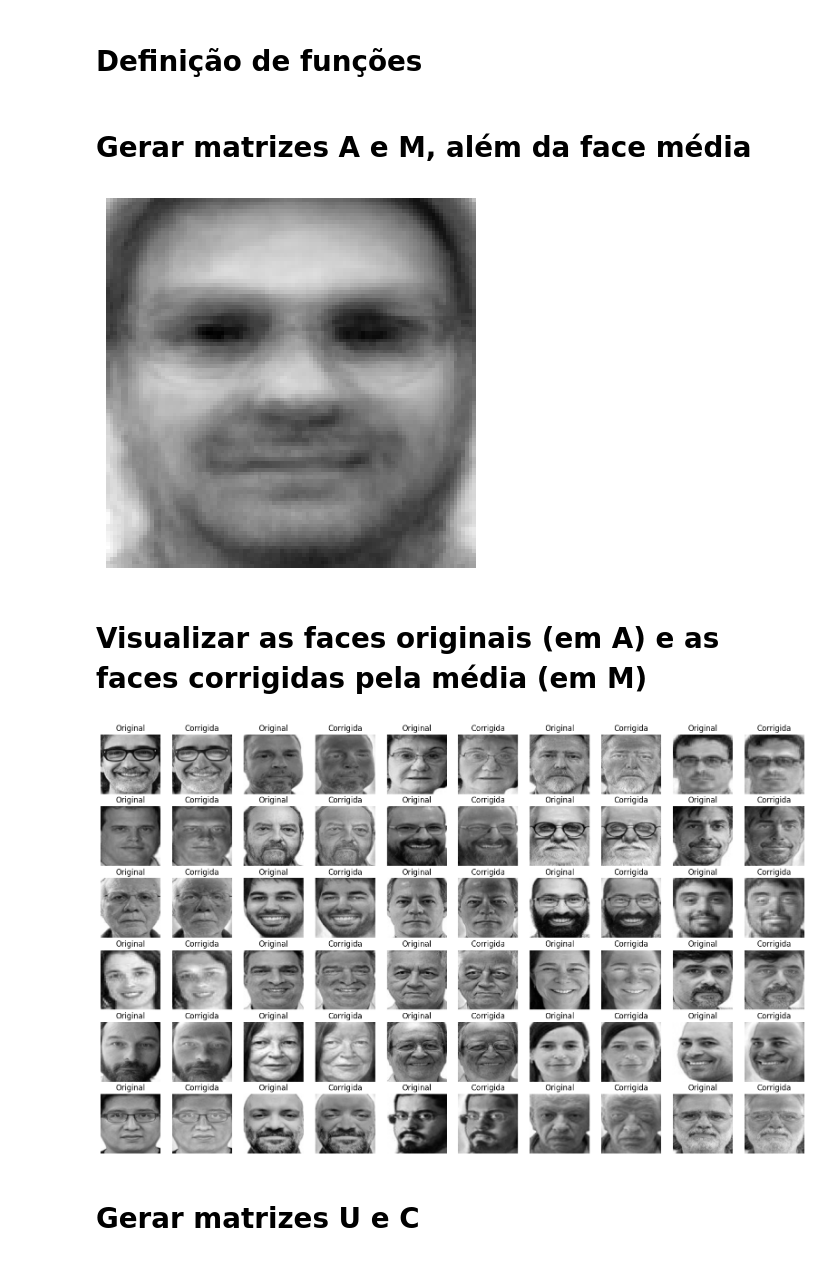
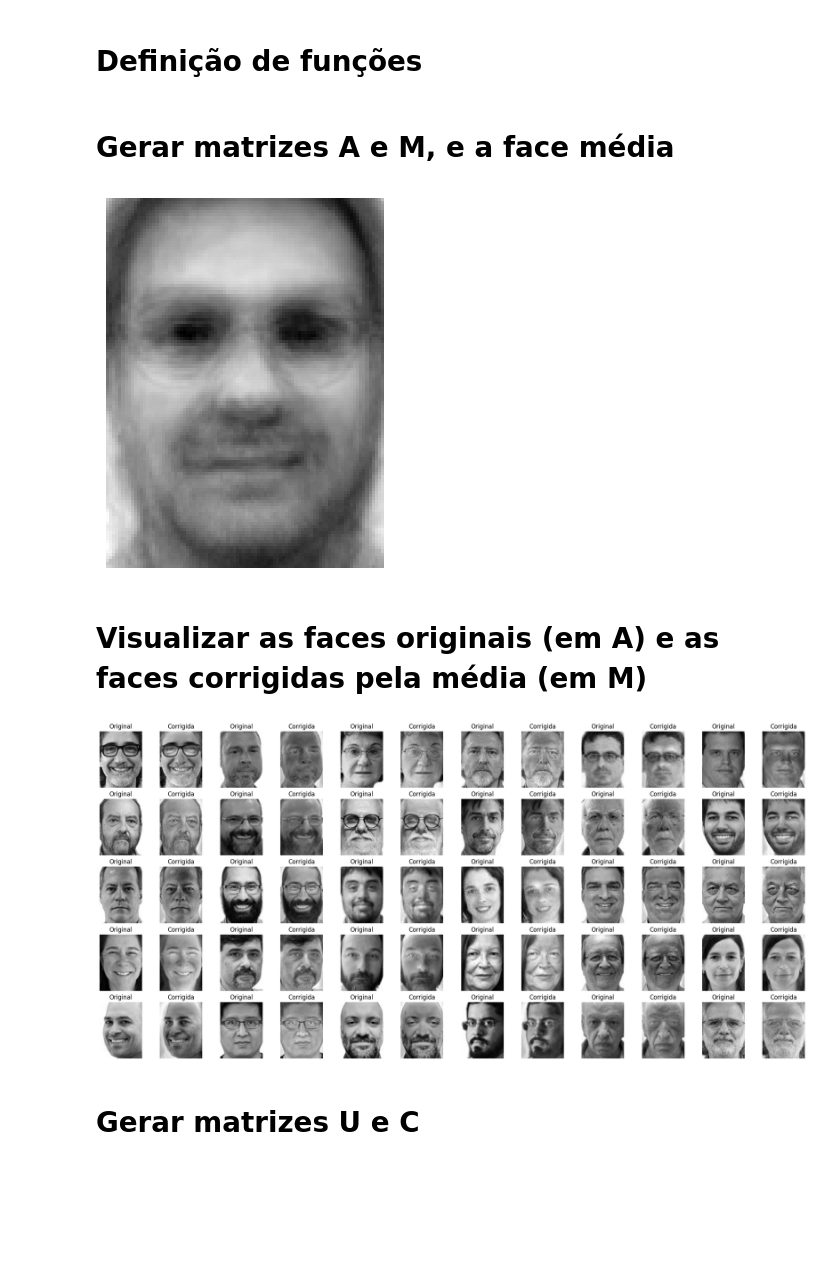
Before and after one commit to Gustavo-Murilo/Eigenfaces_EMAP, a Jupyter notebook: main_eigenfaces.ipynb, the cells around one changed output. Cells and saved outputs as stored; diff of their text form; code cells hidden in the pictures; blank space fills up the shorter version.

Commit message:
correção para imagens retangulares e add função plotar grade

```diff
--- a/main_eigenfaces.ipynb
+++ b/main_eigenfaces.ipynb
@@ -10,8 +10,8 @@ from sklearn.utils.extmath import randomized_svd
 # %% [markdown]
 # Definição de constantes
 # %%
-m = 100 # altura da imagem
-n = 100 # largura da imagem
+m = 120 # altura da imagem
+n = 90 # largura da imagem
 DIMENSAO_IMAGEM = (m, n)
 # %% [markdown]
 # Definição de funções
@@ -87,5 +85,5 @@ def ordenar_col_indice(matriz: np.ndarray, indices: np.ndarray) -> np.ndarray :
 # %% [markdown]
-# Gerar matrizes A e M, além da face média
+# Gerar matrizes A e M, e a face média
 # %%
 # Matriz A(mn x q) na qual as colunas são as 'q' imagens do banco de imagens
 (q, A) = varrer_banco_imagens('banco_imagens/*')
@@ -96,14 +94,14 @@ face_media = np.mean(A, axis=1, keepdims=True)
 # Matriz M(mn x q) de média corrigida
 M = A - face_media
 # %%
-exibir_imagem(face_media)
+plotar_imagem(face_media)
 # %% [output]
-[figure, old version]
+[figure, new version]
 # %% [markdown]
 # Visualizar as faces originais (em A) e as faces corrigidas pela média (em M)
 # %%
 # Definição de uma grade para a plotagem de imagens
-fig, axes = plt.subplots(6,10, figsize=(20,12))
+fig, axes = plt.subplots(5,12, figsize=(26,12))
 
 for i, ax in enumerate(axes.flat):
     # Divide por 2 para alternar entre A e M
@@ -121,7 +119,7 @@ for i, ax in enumerate(axes.flat):
     ax.set_title(f'{tipo}')
     ax.axis('off')
 # %% [output]
-[figure, old version]
+[figure, new version]
 # %% [markdown]
 # Gerar matrizes U e C
 # %%
```
Also changed, not shown: parts of 10 cells of this notebook.
